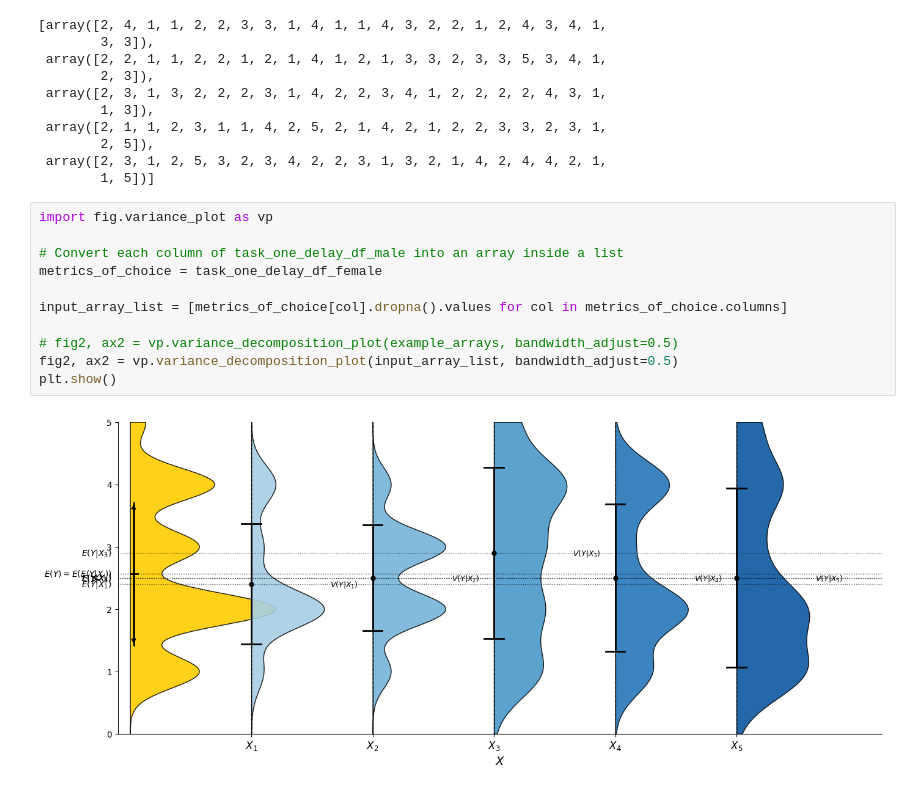
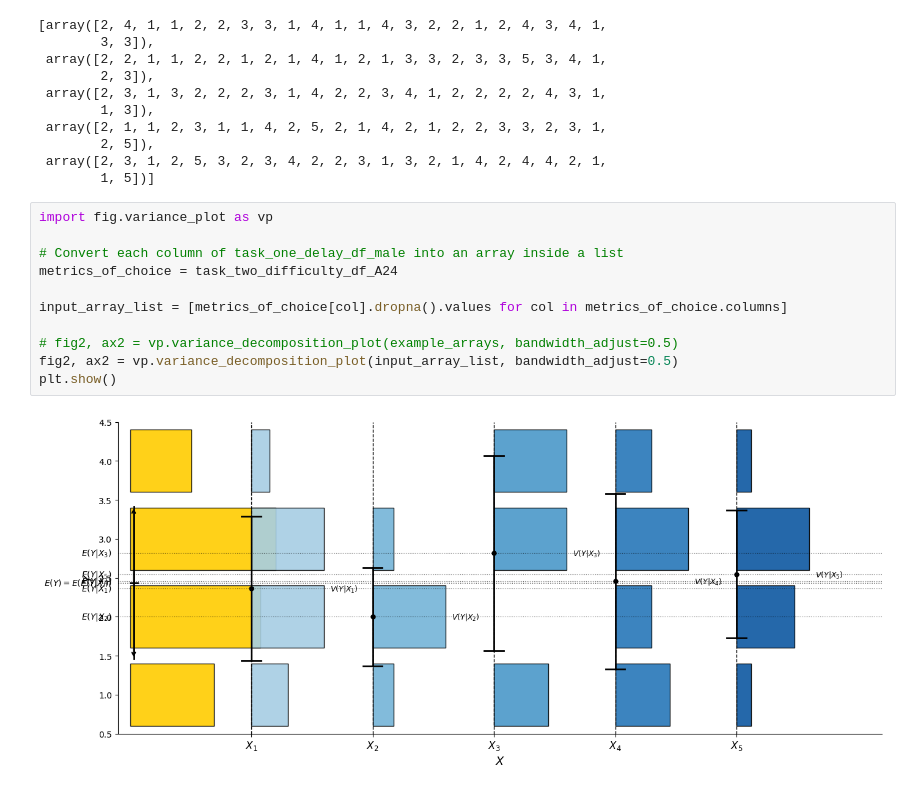
Before and after one commit to MichaTarlton/IN5060_A3, a Jupyter notebook: Notebook.ipynb, the cells around one changed output. Drawn from its saved outputs; the diff is of its cells as text.

```diff
--- a/Notebook.ipynb
+++ b/Notebook.ipynb
@@ -243,13 +261,13 @@ example_arrays = [questionnaire_df[c].dropna().values for c in [numeric_cols[i]
 # %%
 import fig.variance_plot as vp
 
 # Convert each column of task_one_delay_df_male into an array inside a list
-metrics_of_choice = task_one_delay_df_female
+metrics_of_choice = task_two_difficulty_df_A24
 
 input_array_list = [metrics_of_choice[col].dropna().values for col in metrics_of_choice.columns]
 
 # fig2, ax2 = vp.variance_decomposition_plot(example_arrays, bandwidth_adjust=0.5)
 fig2, ax2 = vp.variance_decomposition_plot(input_array_list, bandwidth_adjust=0.5)
 plt.show()
 # %% [output]
-[figure, old version]
+[figure, new version]
```
Also changed, not shown: parts of 23 cells of this notebook, 2 other files.
